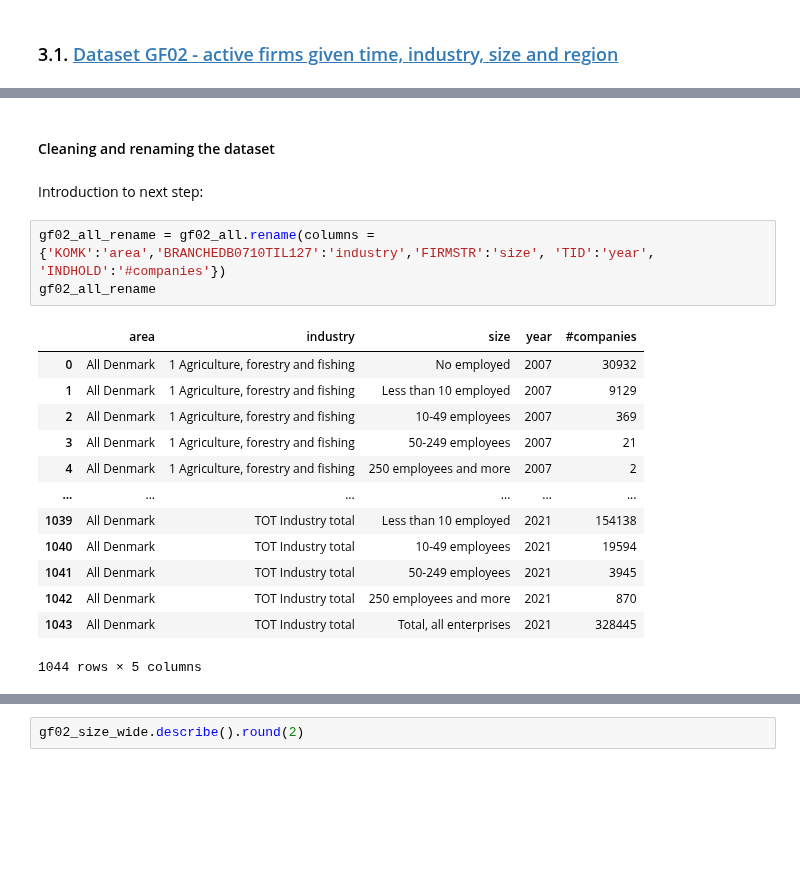
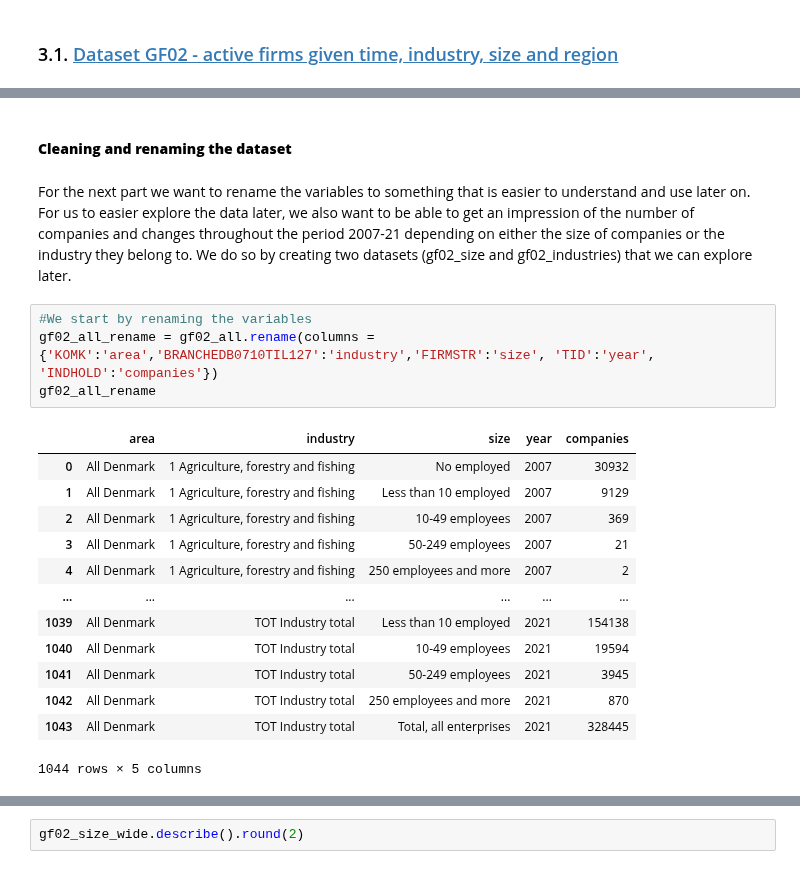
Before and after one commit to NumEconCopenhagen/projects-2024-emil-og-simon, a Jupyter notebook: dataproject/dataproject.ipynb, the cells around one changed output, grey strips where cells are left out. Drawn from its saved outputs; the diff is of its cells as text; blank space fills up the shorter version.

```diff
--- a/dataproject/dataproject.ipynb
+++ b/dataproject/dataproject.ipynb
@@ -157,12 +165,13 @@ gf02_all.head(5)
 # %% [markdown]
-#### Cleaning and renaming the dataset
+#### **Cleaning and renaming the dataset**
-# %% [markdown]
-Introduction to next step:
+# %% [markdown]
+For the next part we want to rename the variables to something that is easier to understand and use later on. For us to easier explore the data later, we also want to be able to get an impression of the number of companies and changes throughout the period 2007-21 depending on either the size of companies or the industry they belong to. We do so by creating two datasets (gf02_size and gf02_industries) that we can explore later.
 # %%
-gf02_all_rename = gf02_all.rename(columns = {'KOMK':'area','BRANCHEDB0710TIL127':'industry','FIRMSTR':'size', 'TID':'year', 'INDHOLD':'#companies'})
+#We start by renaming the variables
+gf02_all_rename = gf02_all.rename(columns = {'KOMK':'area','BRANCHEDB0710TIL127':'industry','FIRMSTR':'size', 'TID':'year', 'INDHOLD':'companies'})
 gf02_all_rename
 # %% [output]
-|  | area | industry | size | year | #companies |
+|  | area | industry | size | year | companies |
 | 0 | All Denmark | 1 Agriculture, forestry and fishing | No employed | 2007 | 30932 |
 | 1 | All Denmark | 1 Agriculture, forestry and fishing | Less than 10 employed | 2007 | 9129 |
 | 2 | All Denmark | 1 Agriculture, forestry and fishing | 10-49 employees | 2007 | 369 |
```
Also changed, not shown: parts of 63 cells of this notebook.
